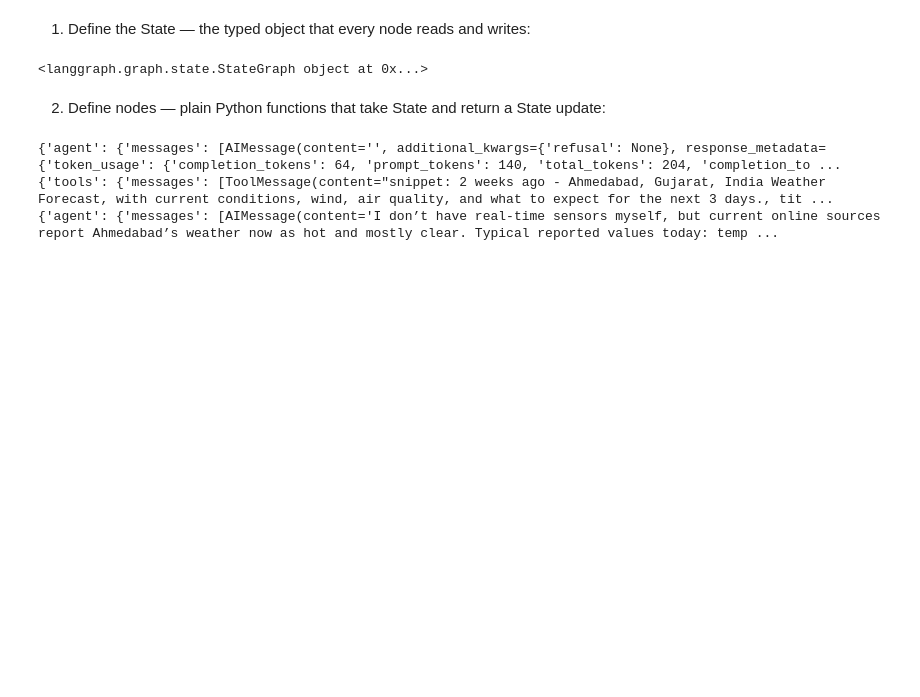
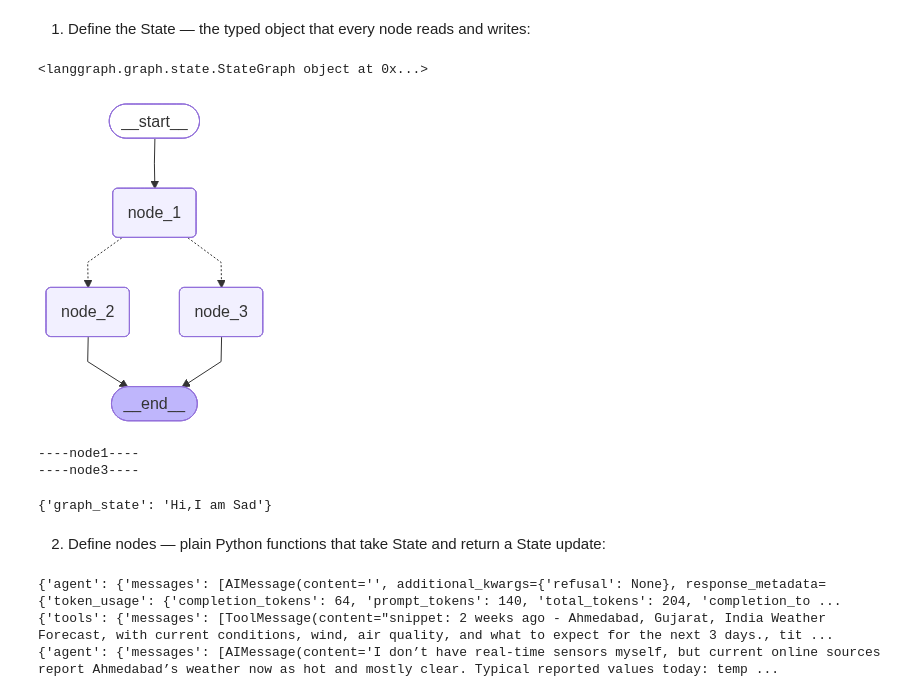
Before and after one commit to harsh-dhandha-simform/GenAI, a Jupyter notebook: langgraph/docs.ipynb, the cells around one changed output. Drawn from its saved outputs; the diff is of its cells as text; code cells hidden in the pictures; blank space fills up the shorter version.

Commit message:
some more edition- langgraph and langfuse examples

```diff
--- a/langgraph/docs.ipynb
+++ b/langgraph/docs.ipynb
@@ -12,3 +24,51 @@ print(graph)
+# %%
+def node_1(state: State):
+    print('----node1----')
+    return {'graph_state' : state['graph_state'] + 'I am'}
+
+def node_2(state: State):
+    print('----node2----')
+    return {'graph_state' : state['graph_state'] + ' Happy'}
+
+def node_3(state: State):
+    print('----node3----')
+    return {'graph_state' : state['graph_state'] + ' Sad'}
+# %%
+import random
+from typing import Literal
+
+## NOTE: Not a Node. Conditional edge definition
+def decide_mood(state: State) -> Literal['node_2', 'node_3']:
+    ### We will use state to decide the next node to visit
+    user_input = state['graph_state']
+
+    ## 50% chance of returning each node.
+    if random.random() < 0.5:
+        return 'node_2'
+    return 'node_3'
+# %%
+from langgraph.graph import StateGraph, START, END
+
+## define the graph
+builder = StateGraph(state_schema=State)    # initalize the graph state with `State`
+builder.add_node('node_1', node_1)  # add nodes to graph
+builder.add_node('node_2', node_2)  # add nodes to graph
+builder.add_node('node_3', node_3)  # add nodes to graph
+
+builder.add_edge(START, 'node_1')   # START is a special node that indicates where to start the graph
+builder.add_conditional_edges('node_1', decide_mood)
+builder.add_edge('node_2', END)     # END is special node that indicates where to end the graph execution
+builder.add_edge('node_3', END)
+graph = builder.compile()   # compile the graph to perform a few basic checks on the graph
+graph
+# %% [output]
+[figure, added]
+# %%
+graph.invoke(input={'graph_state' : 'Hi,'})
+# %% [output]
+----node1----
+----node3----
+{'graph_state': 'Hi,I am Sad'}
 # %% [markdown]
 2. Define nodes — plain Python functions that take State and return a State update:
 # %%
```
Also changed, not shown: parts of 36 cells of this notebook, 5 other files.
